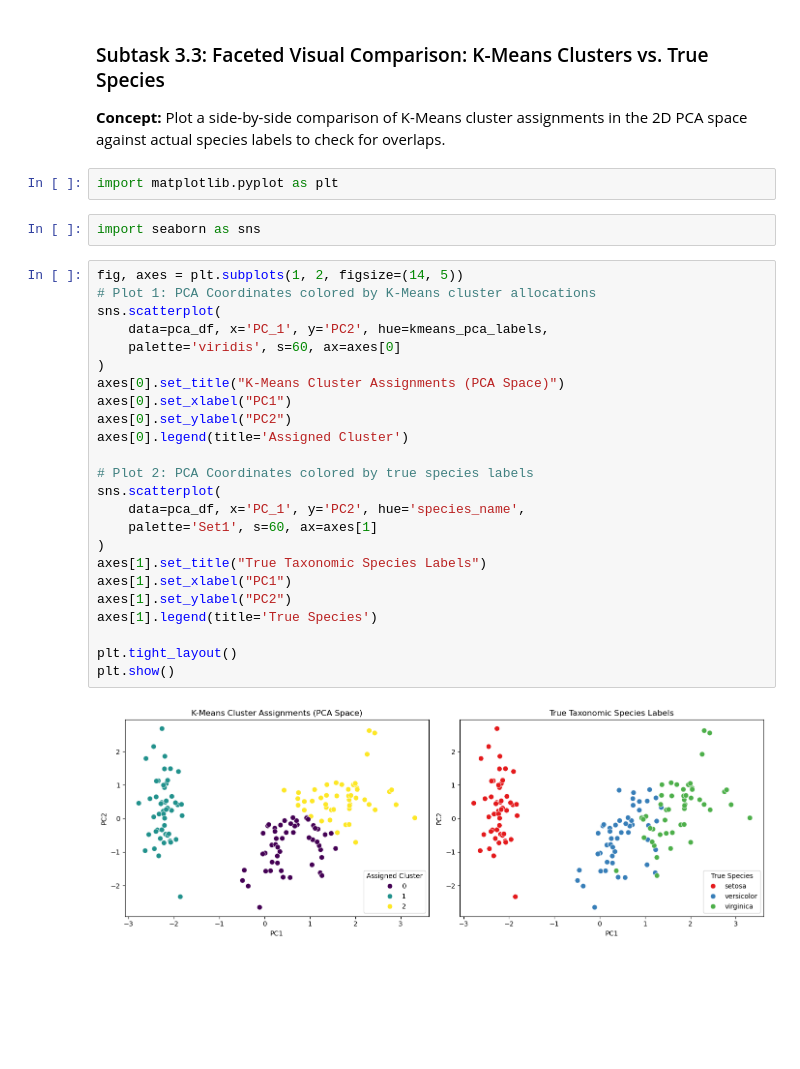
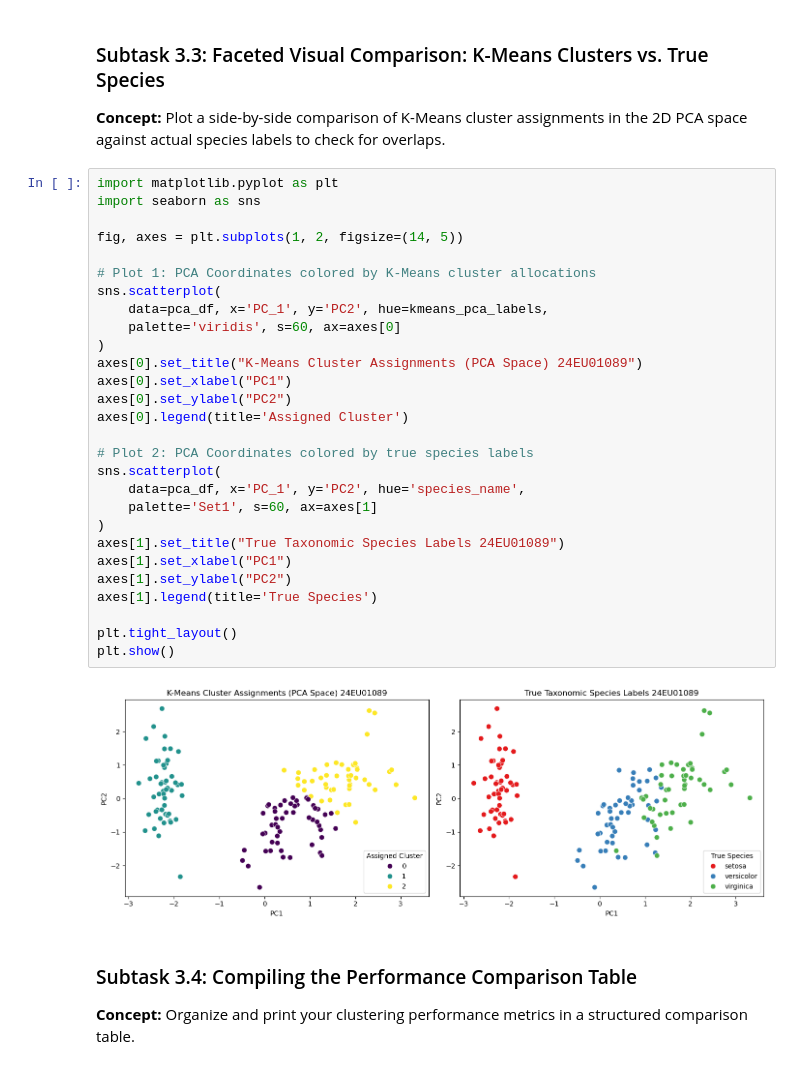
Before and after one commit to BHUVANA-VENKATA-SAI/MACHINE-LEARNING-24EU01089, a Jupyter notebook: EXPERIMENT-6.ipynb, the cells around one changed output. Saved outputs shown, nothing was run; the diff lists cells and outputs as text; blank space fills up the shorter version.

```diff
--- a/EXPERIMENT-6.ipynb
+++ b/EXPERIMENT-6.ipynb
@@ -540,33 +996,36 @@ PCA 2D Reduced Space -> Silhouette Score: 0.5092 | Calinski-Harabasz: 293.86
 # %% [markdown]
 ### Subtask 3.3: Faceted Visual Comparison: K-Means Clusters vs. True Species
 **Concept:** Plot a side-by-side comparison of K-Means cluster assignments in the 2D PCA space against actual species labels to check for overlaps.
-# %%
-import matplotlib.pyplot as plt
-# %%
-import seaborn as sns
 # %%
+import matplotlib.pyplot as plt
+import seaborn as sns
+
 fig, axes = plt.subplots(1, 2, figsize=(14, 5))
+
 # Plot 1: PCA Coordinates colored by K-Means cluster allocations
 sns.scatterplot(
     data=pca_df, x='PC_1', y='PC2', hue=kmeans_pca_labels,
     palette='viridis', s=60, ax=axes[0]
 )
-axes[0].set_title("K-Means Cluster Assignments (PCA Space)")
+axes[0].set_title("K-Means Cluster Assignments (PCA Space) 24EU01089")
 axes[0].set_xlabel("PC1")
 axes[0].set_ylabel("PC2")
 axes[0].legend(title='Assigned Cluster')
 
 # Plot 2: PCA Coordinates colored by true species labels
 sns.scatterplot(
     data=pca_df, x='PC_1', y='PC2', hue='species_name',
     palette='Set1', s=60, ax=axes[1]
 )
-axes[1].set_title("True Taxonomic Species Labels")
+axes[1].set_title("True Taxonomic Species Labels 24EU01089")
 axes[1].set_xlabel("PC1")
 axes[1].set_ylabel("PC2")
 axes[1].legend(title='True Species')
 
 plt.tight_layout()
 plt.show()
 # %% [output]
-[figure, old version]
+[figure, new version]
+# %% [markdown]
+### Subtask 3.4: Compiling the Performance Comparison Table
+**Concept:** Organize and print your clustering performance metrics in a structured comparison table.
```
Also changed, not shown: parts of 140 cells of this notebook.
